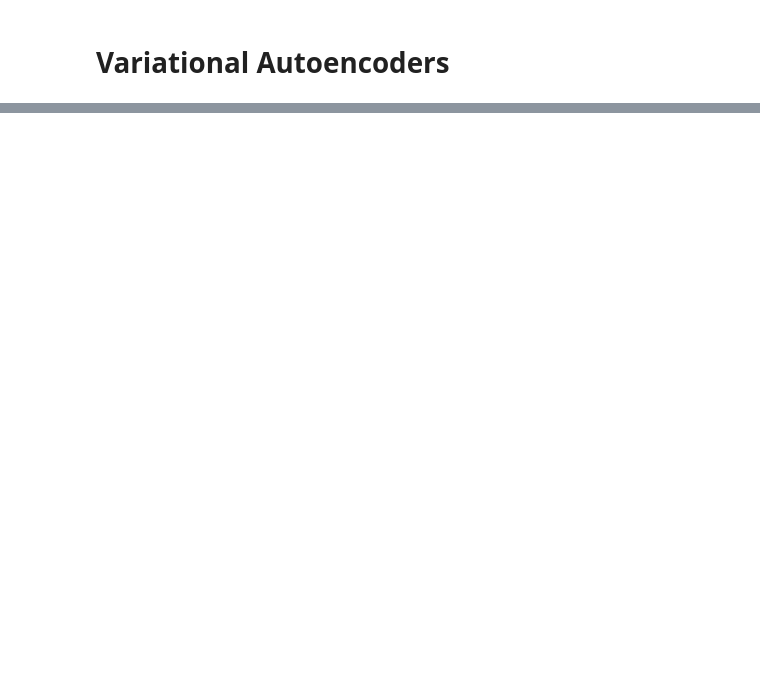
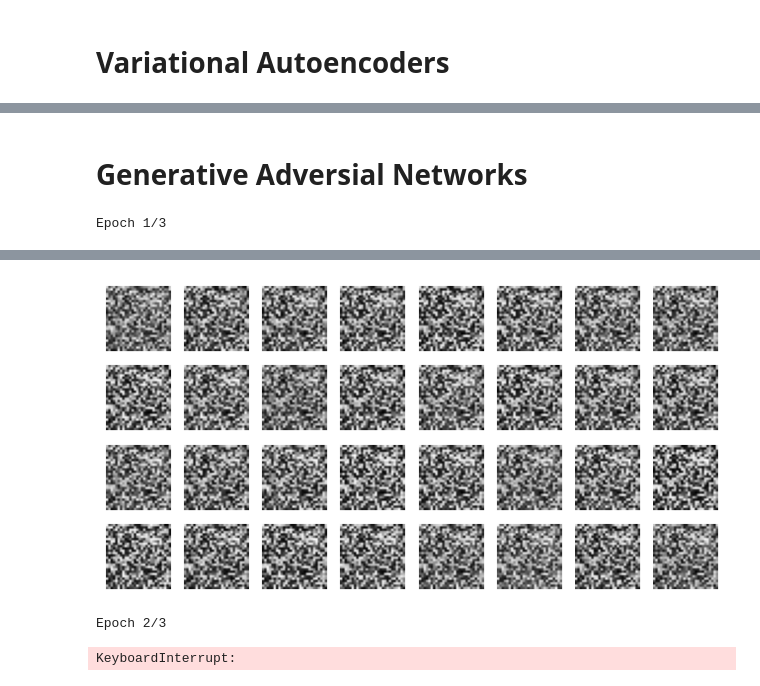
Before and after one commit to databyhuseyn/DeepLearning, a Jupyter notebook: autoencoders_gans_and_diffusion_models.ipynb, the cells around one changed output, grey strips where cells are left out. Saved outputs shown, nothing was run; the diff lists cells and outputs as text; code cells hidden in the pictures; blank space fills up the shorter version.

```diff
--- a/autoencoders_gans_and_diffusion_models.ipynb
+++ b/autoencoders_gans_and_diffusion_models.ipynb
@@ -677,0 +678,2 @@ plt.axis('off')
+# %% [markdown]
+# Generative Adversial Networks
@@ -677,0 +700,39 @@ plt.axis('off')
+# %%
+discriminator.compile(loss='binary_crossentropy', optimizer='rmsprop')
+discriminator.trainable = False
+gan.compile(loss='binary_crossentropy', optimizer='rmsprop')
+# %%
+batch_size = 32
+dataset = tf.data.Dataset.from_tensor_slices(X_train).shuffle(1000)
+dataset = dataset.batch(batch_size, drop_remainder=True).prefetch(1)
+# %%
+def plot_multiple_images(images, n_cols=None):
+    n_cols = n_cols or len(images)
+    n_rows = (len(images) - 1) // n_cols + 1
+    if images.shape[-1] == 1:
+        images = images.squeeze(axis=-1)
+    plt.figure(figsize=(n_cols, n_rows))
+    for index, image in enumerate(images):
+        plt.subplot(n_rows, n_cols, index + 1)
+        plt.imshow(image, cmap="binary")
+        plt.axis("off")
+# %%
+def train_gan(gan, dataset, batch_size, codings_size, n_epochs):
+  generator, discriminator = gan.layers
+  for epoch in range(n_epochs):
+    print(f'Epoch {epoch + 1}/{n_epochs}')
+    for X_batch in dataset:
+      noise = tf.random.normal(shape=[batch_size, codings_size])
+      generated_images = generator(noise)
+      X_fake_and_real = tf.concat([generated_images, X_batch], axis=0)
+      y1 = tf.constant([[0.]] * batch_size + [[1.]] * batch_size)
+      discriminator.train_on_batch(X_fake_and_real, y1)
+      noise = tf.random.normal(shape=[batch_size, codings_size])
+      y2 = tf.constant([[1.]] * batch_size)
+      gan.train_on_batch(noise, y2)
+    plot_multiple_images(generated_images.numpy(), 8)
+    plt.show()
+
+train_gan(gan, dataset, batch_size, codings_size, n_epochs=3)
+# %% [output]
+Epoch 1/3
@@ -677,0 +741,3 @@ plt.axis('off')
+[figure, added]
+Epoch 2/3
+KeyboardInterrupt:
```
Also changed, not shown: parts of 33 cells of this notebook.
